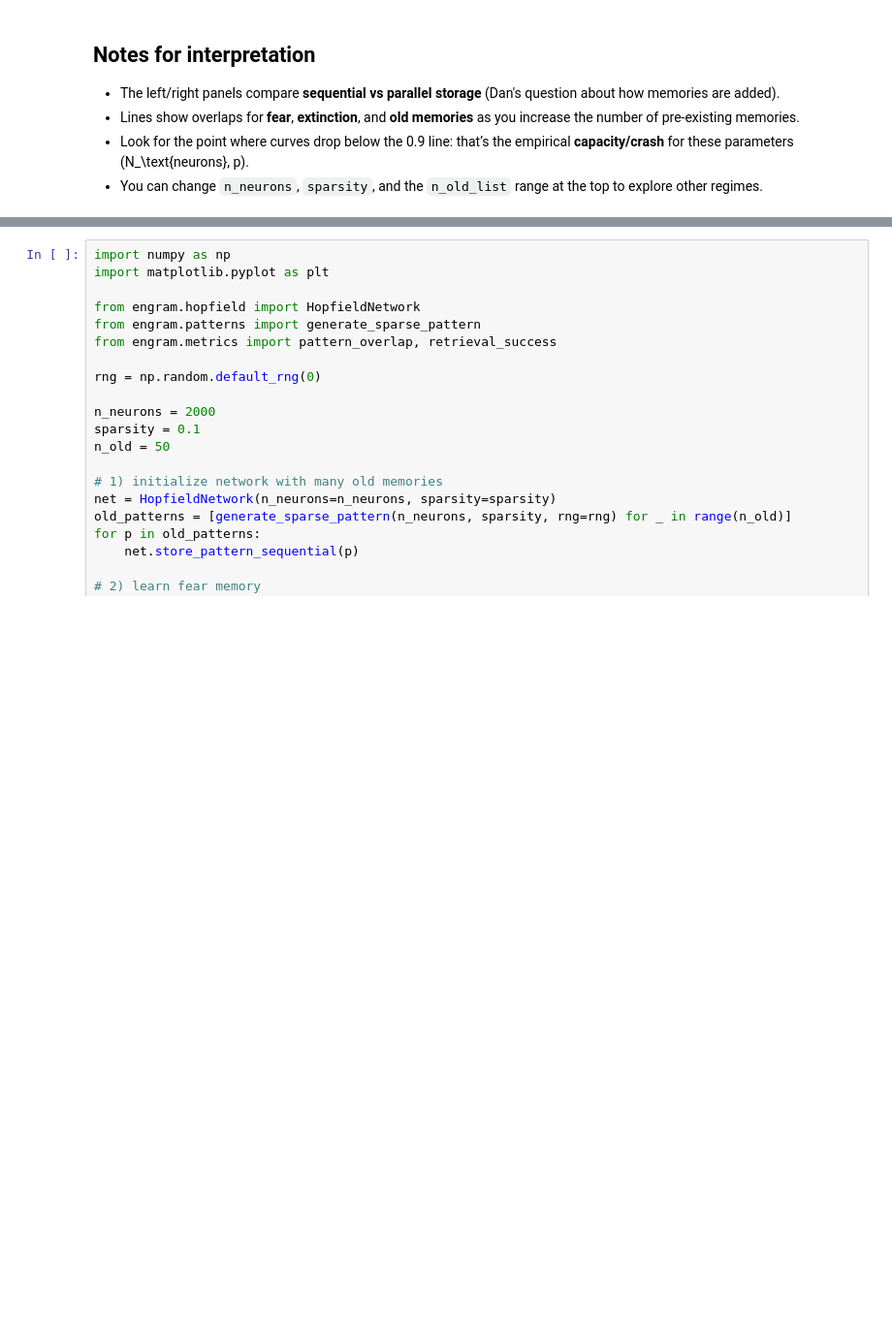
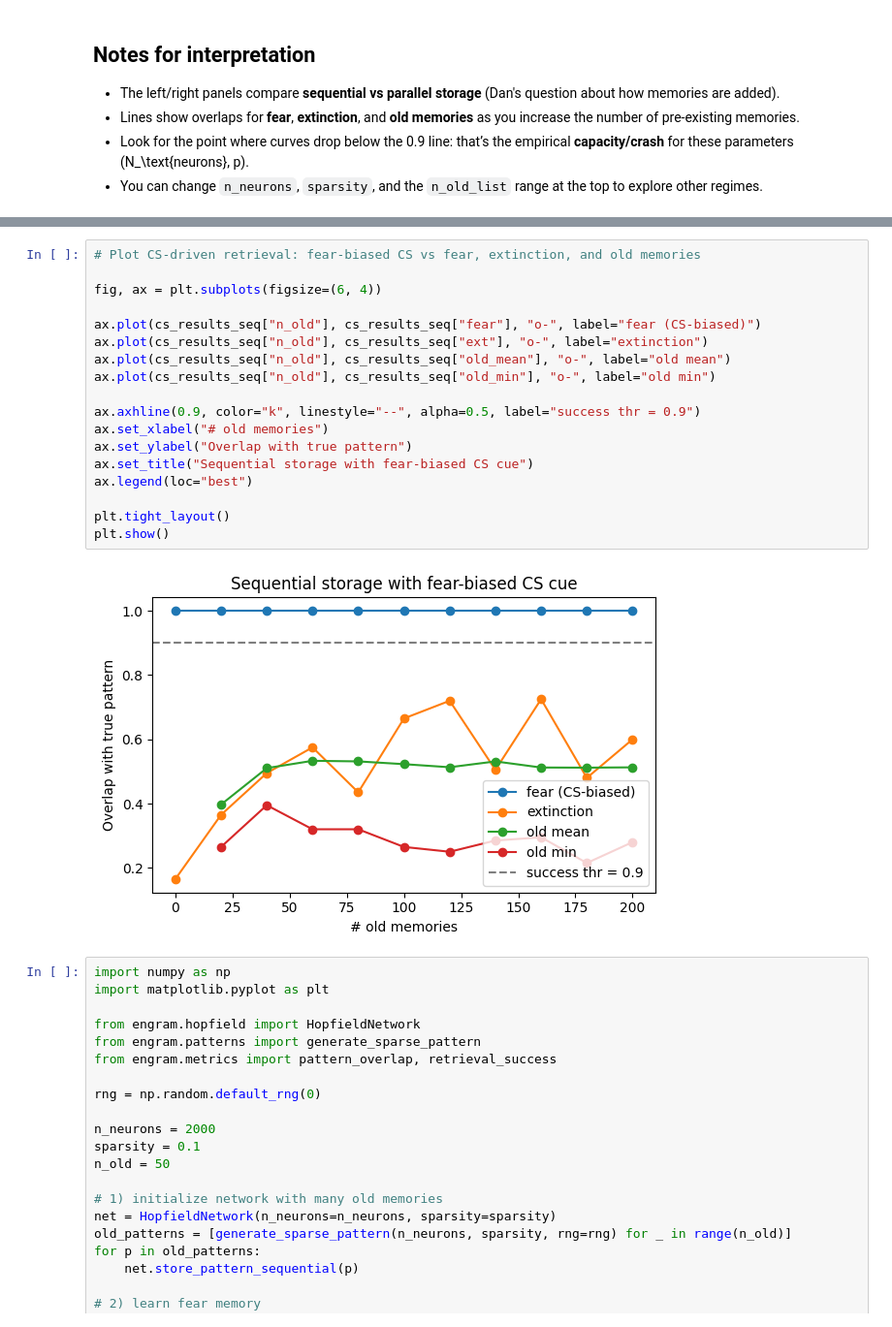
Before and after one commit to armaanfallahi/engram-hopfield, a Jupyter notebook: notebooks/02_sequentialstorage.ipynb, the cells around one changed output, grey strips where cells are left out. Shown at 97% size. Drawn from its saved outputs; the diff is of its cells as text; blank space fills up the shorter version.

Commit message:
added all patterns overlap, mostly committing because implementing new features now

```diff
--- a/notebooks/02_sequentialstorage.ipynb
+++ b/notebooks/02_sequentialstorage.ipynb
@@ -193,3 +320,23 @@ plt.show()
+# %%
+# Plot CS-driven retrieval: fear-biased CS vs fear, extinction, and old memories
+
+fig, ax = plt.subplots(figsize=(6, 4))
+
+ax.plot(cs_results_seq["n_old"], cs_results_seq["fear"], "o-", label="fear (CS-biased)")
+ax.plot(cs_results_seq["n_old"], cs_results_seq["ext"], "o-", label="extinction")
+ax.plot(cs_results_seq["n_old"], cs_results_seq["old_mean"], "o-", label="old mean")
+ax.plot(cs_results_seq["n_old"], cs_results_seq["old_min"], "o-", label="old min")
+
+ax.axhline(0.9, color="k", linestyle="--", alpha=0.5, label="success thr = 0.9")
+ax.set_xlabel("# old memories")
+ax.set_ylabel("Overlap with true pattern")
+ax.set_title("Sequential storage with fear-biased CS cue")
+ax.legend(loc="best")
+
+plt.tight_layout()
+plt.show()
+# %% [output]
+[figure, added]
 # %%
 import numpy as np
 import matplotlib.pyplot as plt
```
Also changed, not shown: parts of 2 cells of this notebook, 2 other files.
